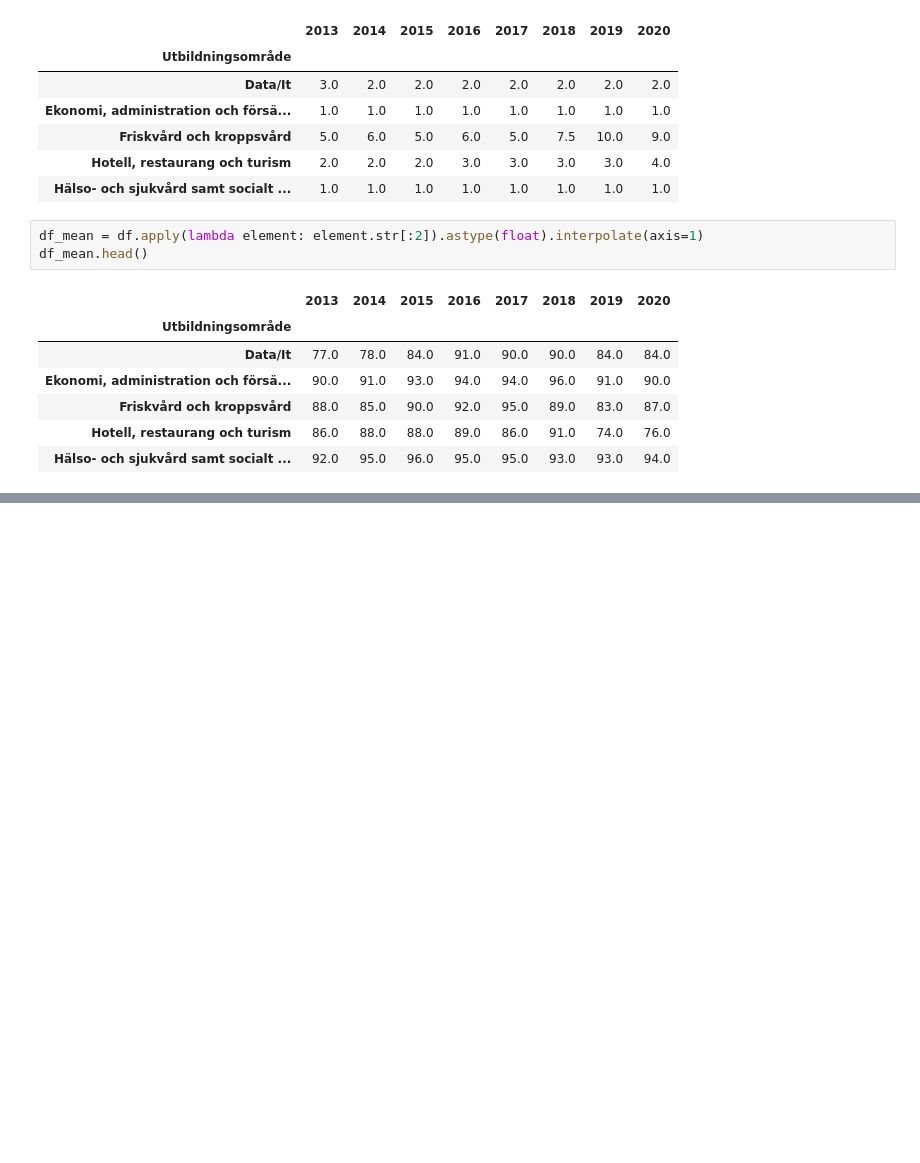
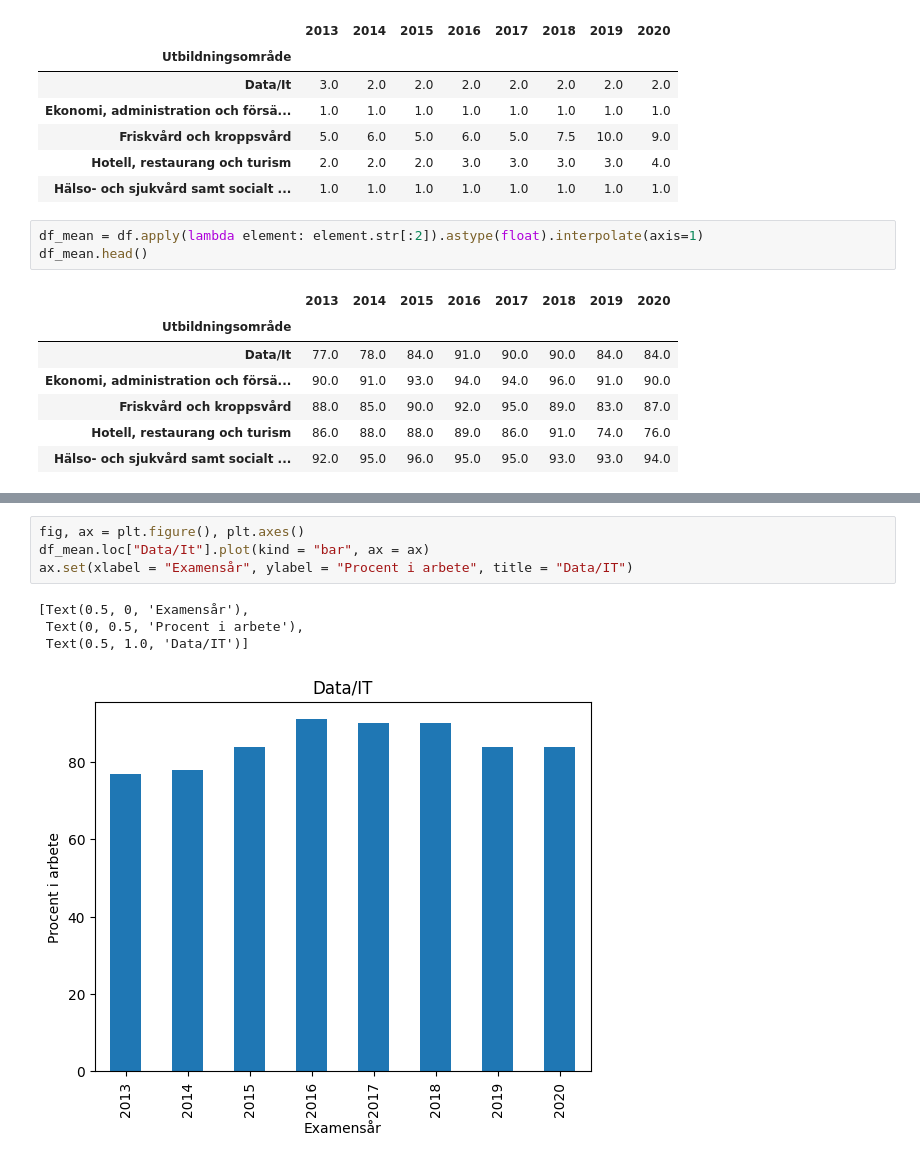
Before and after one commit to kokchun/PrataData, a Jupyter notebook: MYH/exploring_sysselsattning.ipynb, the cells around one changed output, grey strips where cells are left out. Drawn from its saved outputs; the diff is of its cells as text; blank space fills up the shorter version.

```diff
--- a/MYH/exploring_sysselsattning.ipynb
+++ b/MYH/exploring_sysselsattning.ipynb
@@ -68,3 +82,12 @@ Standard visualizations, not for explanatory yet
+# %%
+fig, ax = plt.figure(), plt.axes()
+df_mean.loc["Data/It"].plot(kind = "bar", ax = ax)
+ax.set(xlabel = "Examensår", ylabel = "Procent i arbete", title = "Data/IT")
+# %% [output]
+[Text(0.5, 0, 'Examensår'),
+ Text(0, 0.5, 'Procent i arbete'),
+ Text(0.5, 1.0, 'Data/IT')]
+[figure, added]
 # %%
 # testing one plot
 fig, ax = plt.figure(), plt.axes()
```
Also changed, not shown: parts of 6 cells of this notebook.
